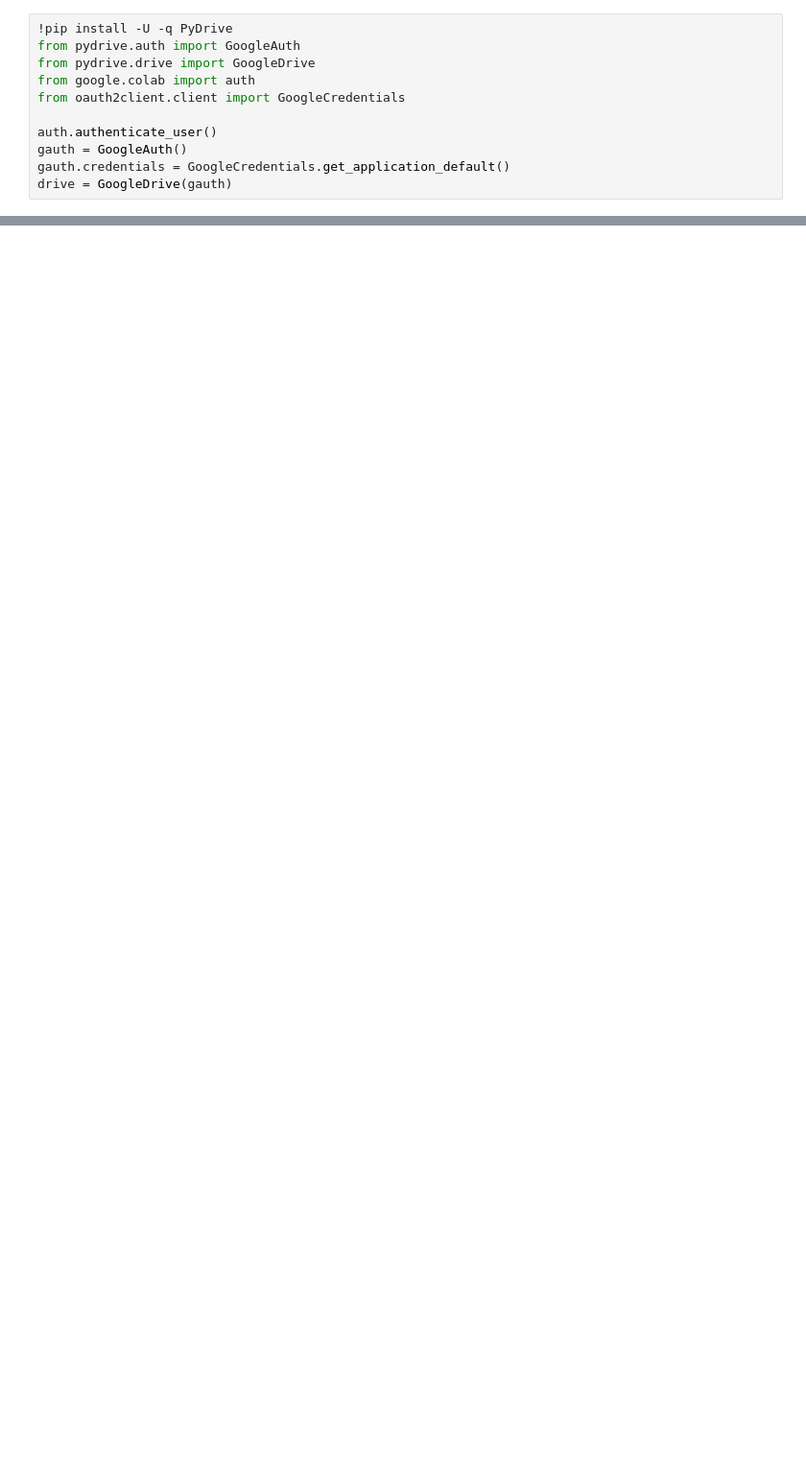
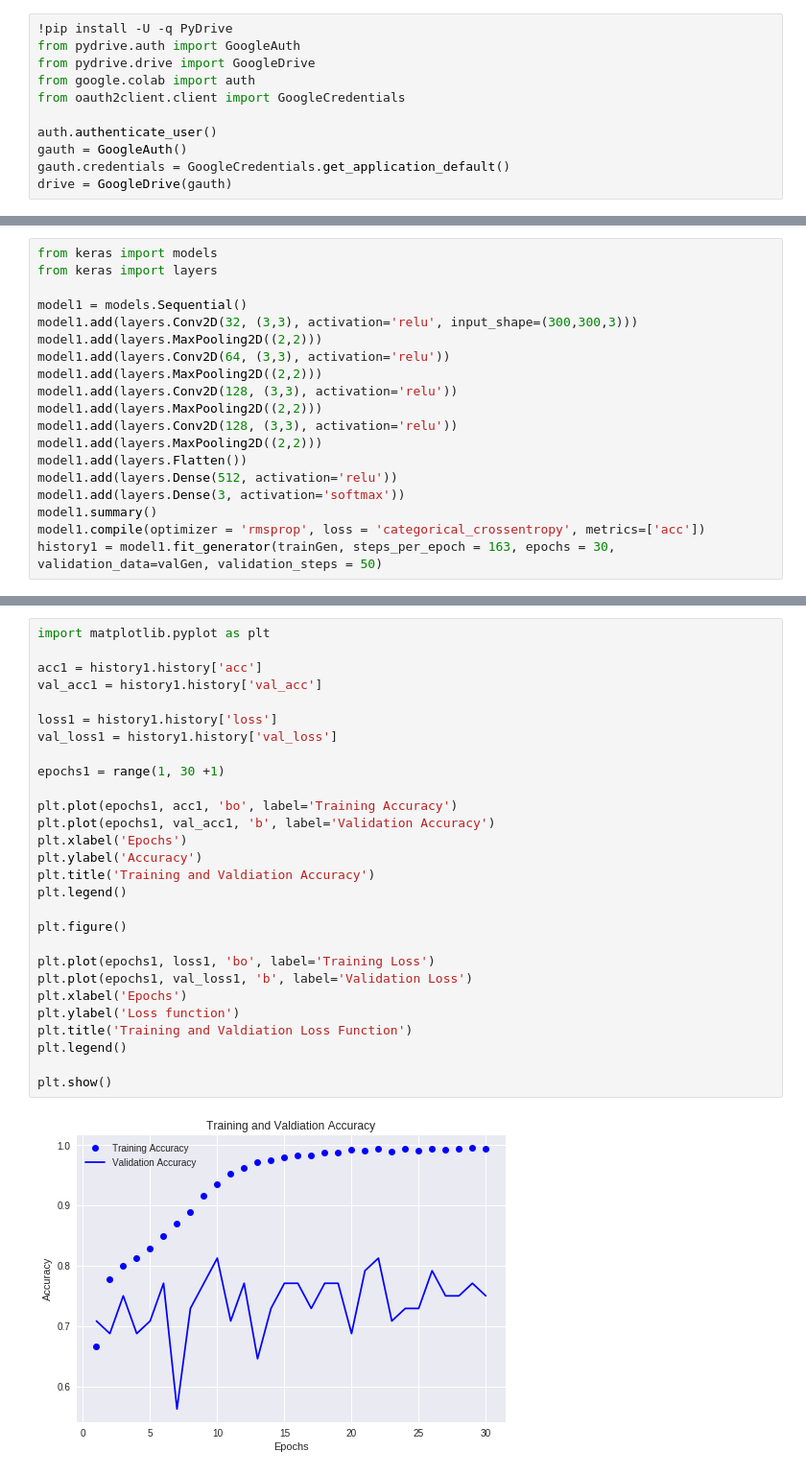
Before and after one commit to PGrabinski/XRayPneumonia, a Jupyter notebook: X_Ray.ipynb, the cells around one changed output, grey strips where cells are left out. Shown at 96% size. Drawn from its saved outputs; the diff is of its cells as text; blank space fills up the shorter version.

```diff
--- a/X_Ray.ipynb
+++ b/X_Ray.ipynb
@@ -65,0 +133,19 @@ plt.imshow(img)
+# %%
+from keras import models
+from keras import layers
+
+model1 = models.Sequential()
+model1.add(layers.Conv2D(32, (3,3), activation='relu', input_shape=(300,300,3)))
+model1.add(layers.MaxPooling2D((2,2)))
+model1.add(layers.Conv2D(64, (3,3), activation='relu'))
+model1.add(layers.MaxPooling2D((2,2)))
+model1.add(layers.Conv2D(128, (3,3), activation='relu'))
+model1.add(layers.MaxPooling2D((2,2)))
+model1.add(layers.Conv2D(128, (3,3), activation='relu'))
+model1.add(layers.MaxPooling2D((2,2)))
+model1.add(layers.Flatten())
+model1.add(layers.Dense(512, activation='relu'))
+model1.add(layers.Dense(3, activation='softmax'))
+model1.summary()
+model1.compile(optimizer = 'rmsprop', loss = 'categorical_crossentropy', metrics=['acc'])
+history1 = model1.fit_generator(trainGen, steps_per_epoch = 163, epochs = 30, validation_data=valGen, validation_steps = 50)
@@ -65,0 +170,30 @@ plt.imshow(img)
+# %%
+import matplotlib.pyplot as plt
+
+acc1 = history1.history['acc']
+val_acc1 = history1.history['val_acc']
+
+loss1 = history1.history['loss']
+val_loss1 = history1.history['val_loss']
+
+epochs1 = range(1, 30 +1)
+
+plt.plot(epochs1, acc1, 'bo', label='Training Accuracy')
+plt.plot(epochs1, val_acc1, 'b', label='Validation Accuracy')
+plt.xlabel('Epochs')
+plt.ylabel('Accuracy')
+plt.title('Training and Valdiation Accuracy')
+plt.legend()
+
+plt.figure()
+
+plt.plot(epochs1, loss1, 'bo', label='Training Loss')
+plt.plot(epochs1, val_loss1, 'b', label='Validation Loss')
+plt.xlabel('Epochs')
+plt.ylabel('Loss function')
+plt.title('Training and Valdiation Loss Function')
+plt.legend()
+
+plt.show()
+# %% [output]
+[figure, added]
```
Also changed, not shown: parts of 22 cells of this notebook.
